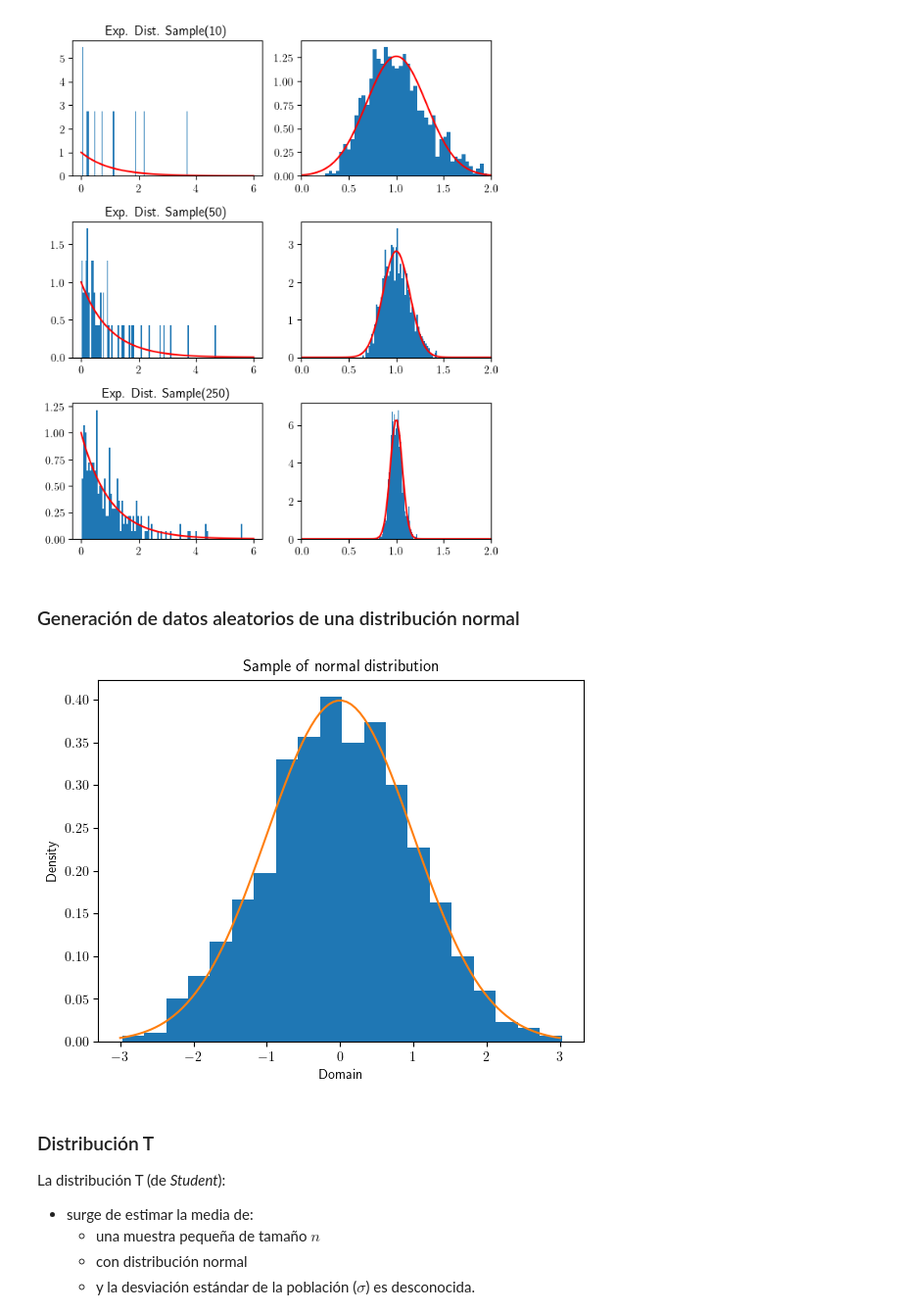
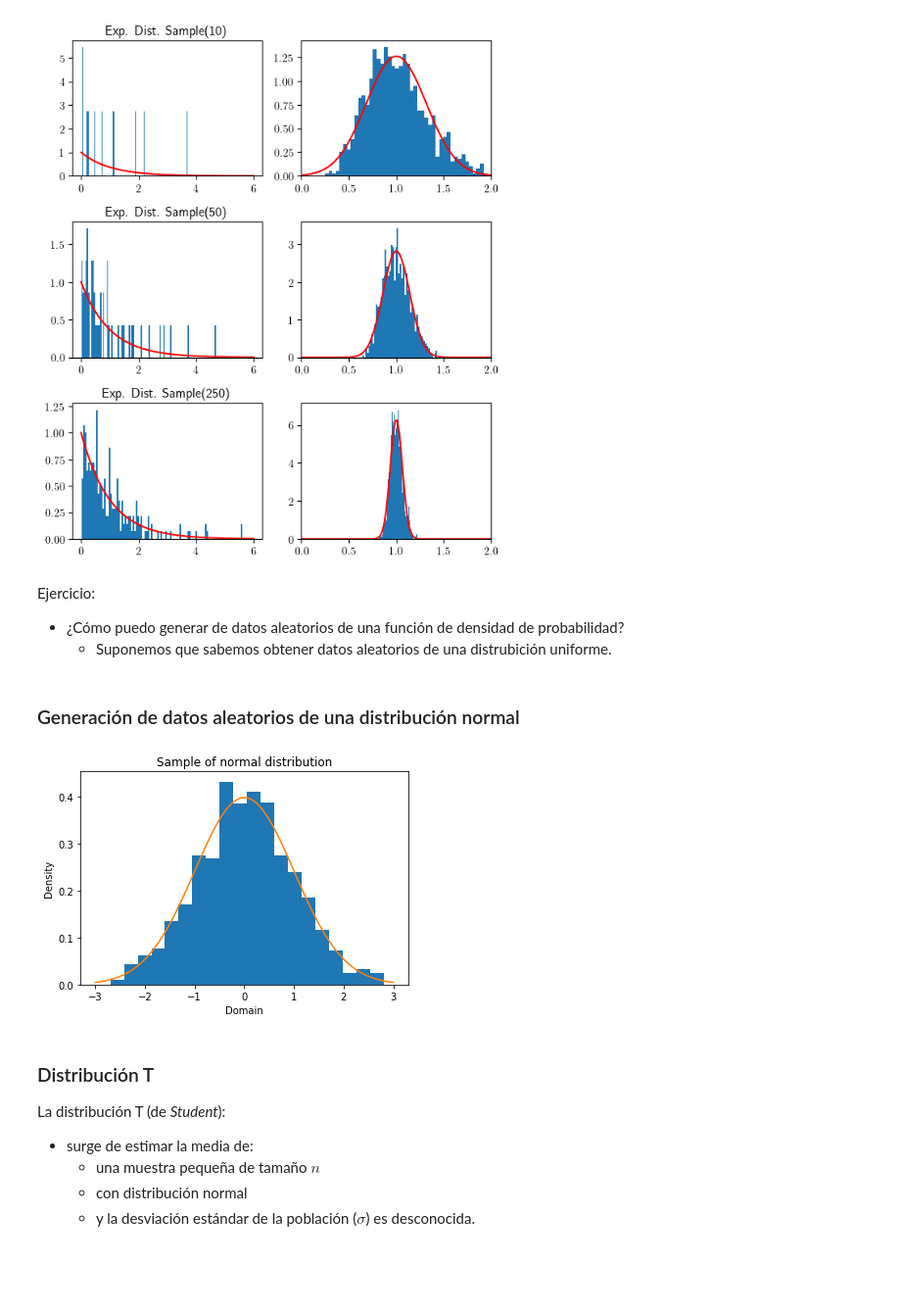
Before and after one commit to javieriserte/qualitative-data-course, a Jupyter notebook: classes/C01.1.Variables_y_funciones.ipynb, the cells around one changed output. Shown at 98% size. Cells and saved outputs as stored; diff of their text form; code cells hidden in the pictures; blank space fills up the shorter version.

```diff
--- a/classes/C01.1.Variables_y_funciones.ipynb
+++ b/classes/C01.1.Variables_y_funciones.ipynb
@@ -206,34 +224,41 @@ import C01
 C01.central_limit_plot()
 # %% [output]
 [figure]
+# %% [markdown]
+Ejercicio:
+
+- ¿Cómo puedo generar de datos aleatorios de una función de densidad de probabilidad?
+  - Suponemos que sabemos obtener datos aleatorios de una     distrubición uniforme.
 # %% [markdown]
 ### Generación de datos aleatorios de una distribución normal
 # %%
 from scipy.stats import norm
 import matplotlib.pyplot as plt
 import numpy as np
 
 normal_sample = norm.rvs(
-  loc = 0, # mu / median
+  loc = 0, # mu
   scale = 1, # sigma / std. dev.
   size = 1000 # tamaño de la muestra
 )
 
 plt.hist(
   normal_sample,
   bins = 20,
   density = True
 )
 
 plt.title("Sample of normal distribution")
 plt.xlabel("Domain")
 plt.ylabel("Density")
 
 x = np.linspace(-3, +3, 100)
-
-_ = plt.plot(x, norm.pdf(x, loc = 0, scale = 1))
+a = plt.plot(
+    x,
+    norm.pdf(x, loc = 0, scale = 1)
+)
 # %% [output]
-[figure, old version]
+[figure, new version]
 # %% [markdown]
 
 ### Distribución T
```
Also changed, not shown: parts of 8 cells of this notebook.
